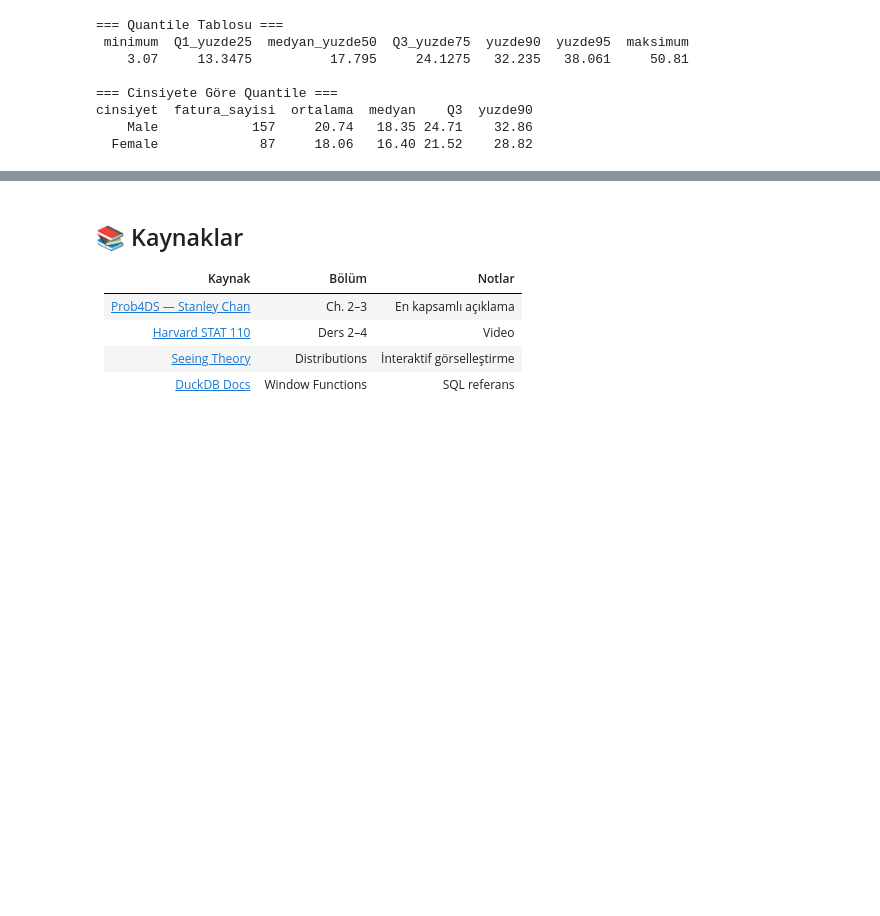
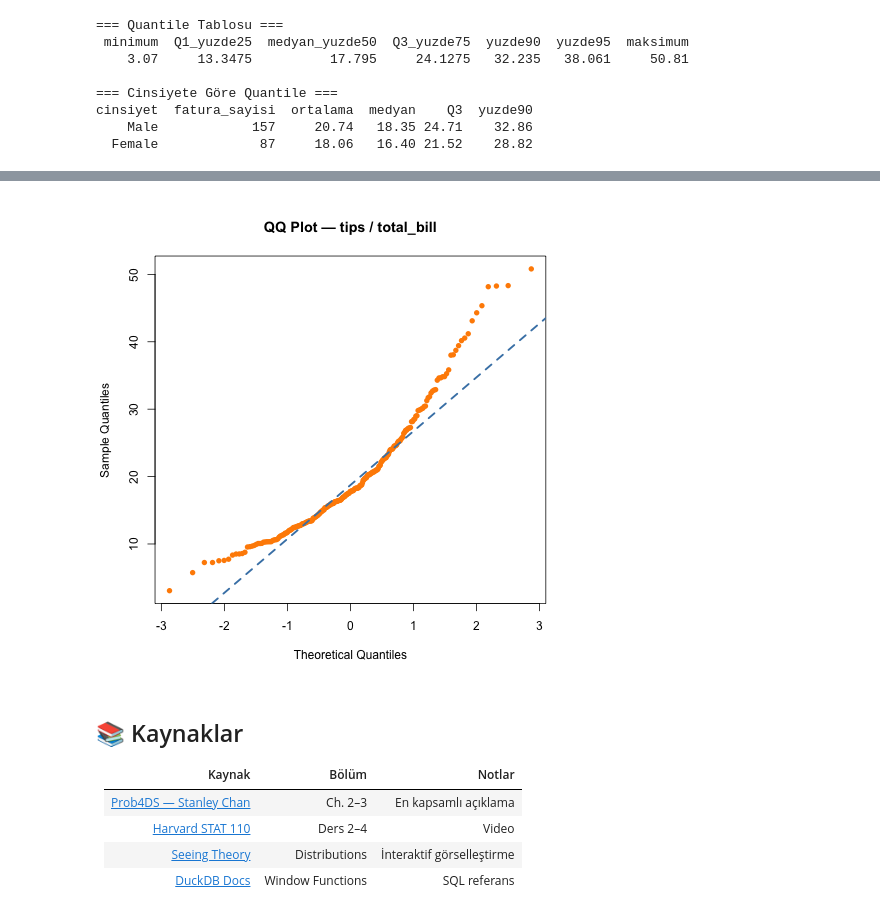
Before and after one commit to MelihKotman/DS-Mastery-Journey, a Jupyter notebook: probability-lab/01_foundations/pmf_pdf_cdf.ipynb, the cells around one changed output, grey strips where cells are left out. Saved outputs shown, nothing was run; the diff lists cells and outputs as text; code cells hidden in the pictures; blank space fills up the shorter version.

```diff
--- a/probability-lab/01_foundations/pmf_pdf_cdf.ipynb
+++ b/probability-lab/01_foundations/pmf_pdf_cdf.ipynb
@@ -1373,3 +1491,15 @@ cinsiyet  fatura_sayisi  ortalama  medyan    Q3  yuzde90
+# %%
+# ===== Egzersiz 4 (R) =====
+%%R -i tips
+
+bill <- tips$total_bill
+qqnorm(bill, main = "QQ Plot — tips / total_bill", col = "darkorange", pch = 16)
+qqline(bill, col = "steelblue", lwd = 2.5, lty = 2)
+
+# Bakılan Q-Q Grafiği bize verinin normal dağılıma uyup uymadığını görsel olarak gösterir. Eğer veri normal dağılıma uygunsa, noktalar yaklaşık olarak kırmızı çizgiye yakın bir şekilde hizalanır.
+# Bakılan grafikte ise noktalar mavi çizgiden sapmalar gösteriyor, bu da verinin normal dağılıma uymadığını gösteriyor. Özellikle sağa çarpıklık (right-skewed) gözlemleniyor.
+# %% [output]
+[figure, added]
 # %% [markdown]
 ## 📚 Kaynaklar
 
```
Also changed, not shown: parts of 3 cells of this notebook.
